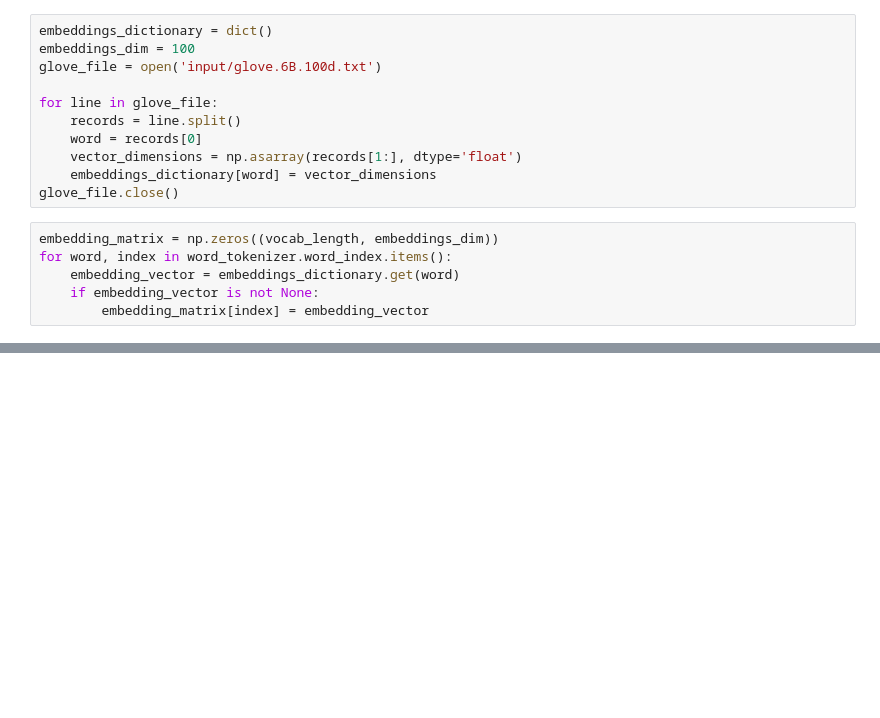
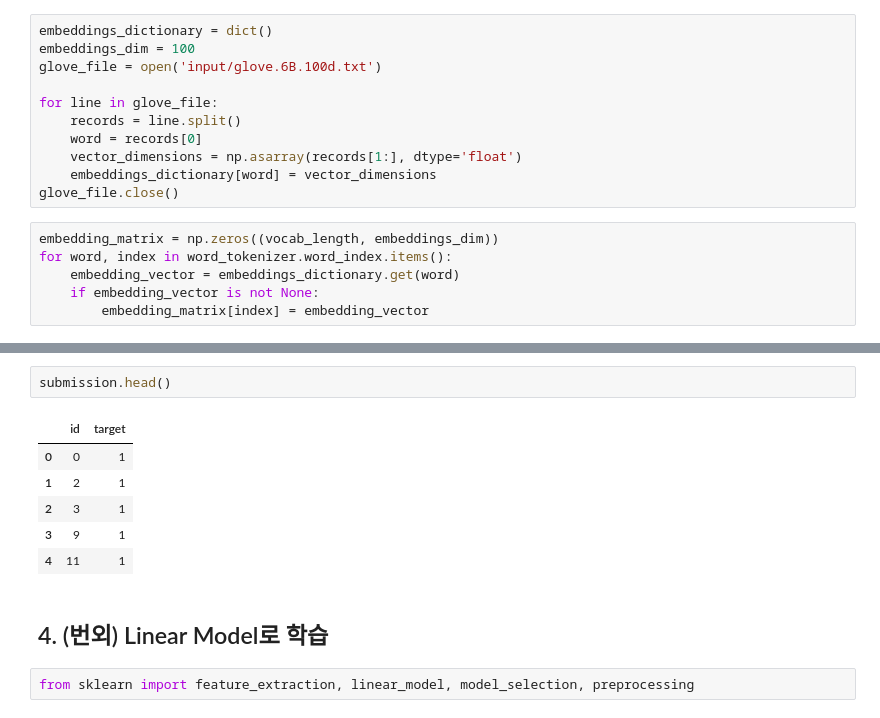
Before and after one commit to SungwookLE/DataAnalysis_Kaggle, a Jupyter notebook: Disaster_Tweets/diaster_tweets_LSTM.ipynb, the cells around one changed output, grey strips where cells are left out. Saved outputs shown, nothing was run; the diff lists cells and outputs as text; blank space fills up the shorter version.

```diff
--- a/Disaster_Tweets/diaster_tweets_LSTM.ipynb
+++ b/Disaster_Tweets/diaster_tweets_LSTM.ipynb
@@ -363,0 +457,13 @@ def BLSTM():
+# %%
+submission.head()
+# %% [output]
+|  | id | target |
+| 0 | 0 | 1 |
+| 1 | 2 | 1 |
+| 2 | 3 | 1 |
+| 3 | 9 | 1 |
+| 4 | 11 | 1 |
+# %% [markdown]
+## 4. (번외) Linear Model로 학습
+# %%
+from sklearn import feature_extraction, linear_model, model_selection, preprocessing
```
Also changed, not shown: parts of 43 cells of this notebook, 17 other files.
